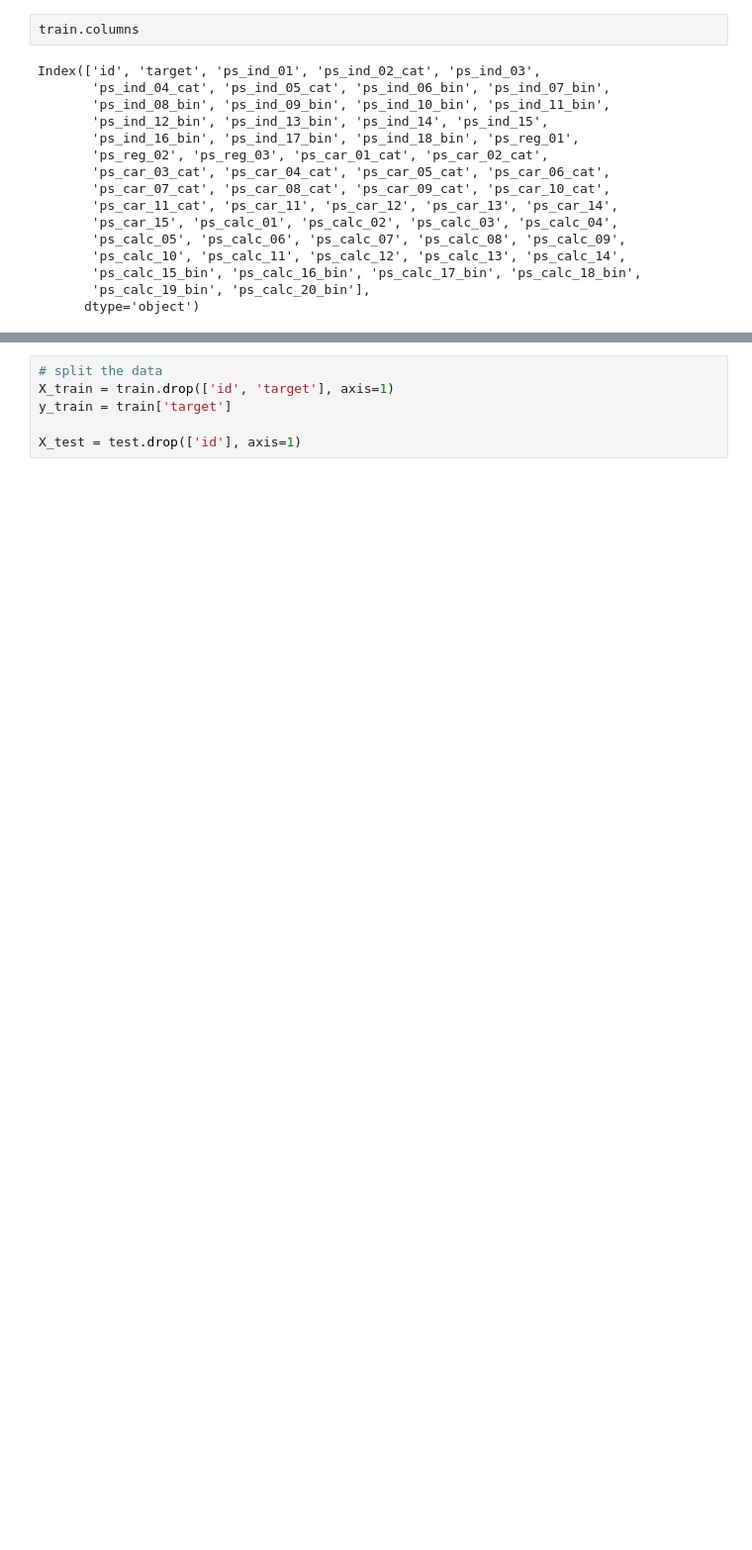
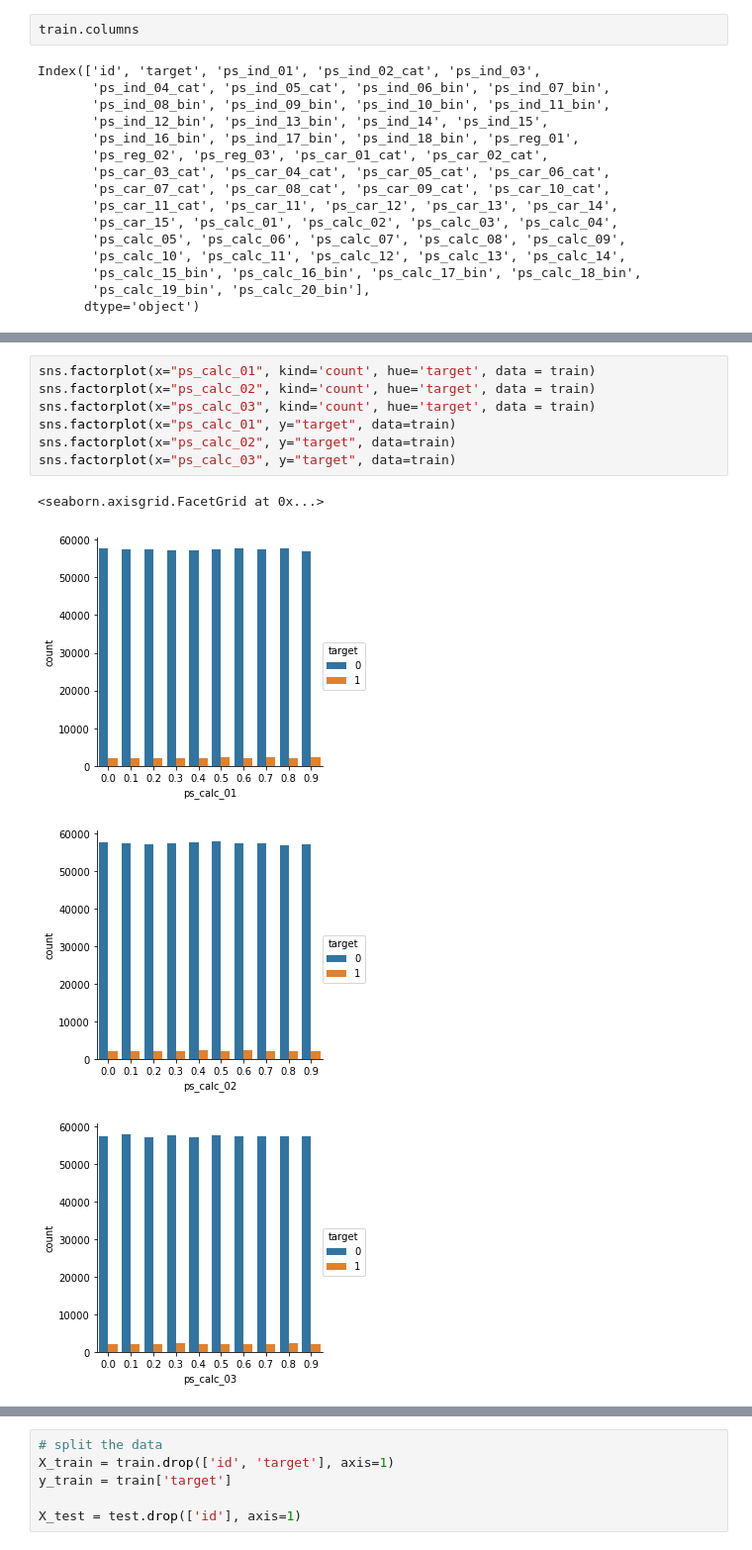
Before and after one commit to Shenderovv/DSPROJECT, a Jupyter notebook: vasilii.ipynb, the cells around one changed output, grey strips where cells are left out. Shown at 99% size. Cells and saved outputs as stored; diff of their text form; blank space fills up the shorter version.

```diff
--- a/vasilii.ipynb
+++ b/vasilii.ipynb
@@ -37,0 +43,12 @@ Index(['id', 'target', 'ps_ind_01', 'ps_ind_02_cat', 'ps_ind_03',
+# %%
+sns.factorplot(x="ps_calc_01", kind='count', hue='target', data = train)
+sns.factorplot(x="ps_calc_02", kind='count', hue='target', data = train)
+sns.factorplot(x="ps_calc_03", kind='count', hue='target', data = train)
+sns.factorplot(x="ps_calc_01", y="target", data=train)
+sns.factorplot(x="ps_calc_02", y="target", data=train)
+sns.factorplot(x="ps_calc_03", y="target", data=train)
+# %% [output]
+<seaborn.axisgrid.FacetGrid at 0x...>
+[figure, added]
+[figure, added]
+[figure, added]
```
Also changed, not shown: parts of 44 cells of this notebook, 1 other file.
